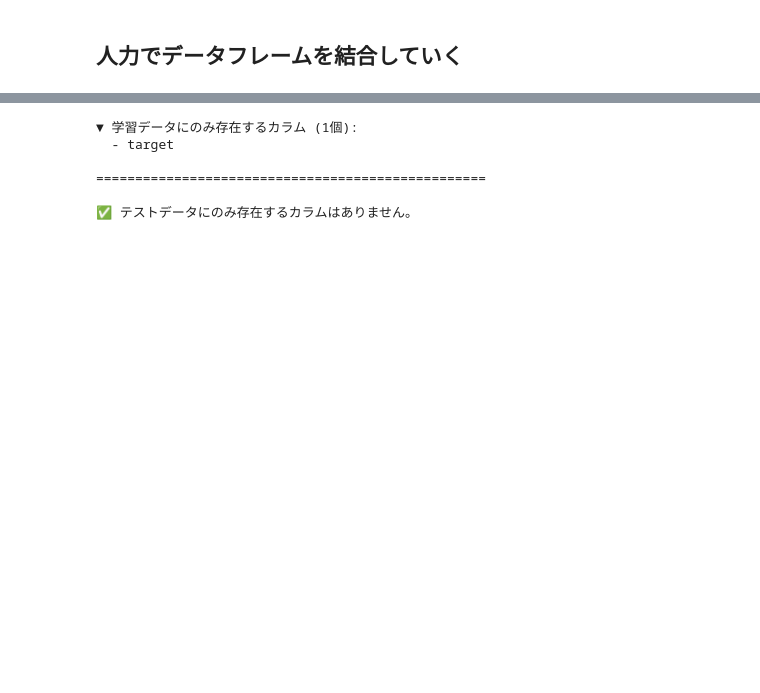
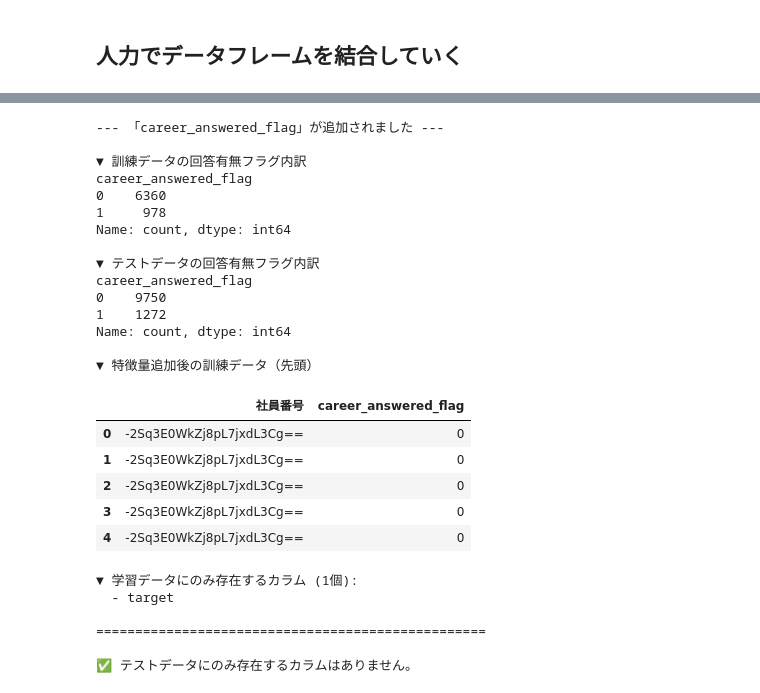
Before and after one commit to emon0415/atmaCup_20_250804, a Jupyter notebook: 250801ml.ipynb, the cells around one changed output, grey strips where cells are left out. Drawn from its saved outputs; the diff is of its cells as text; code cells hidden in the pictures; blank space fills up the shorter version.

```diff
--- a/250801ml.ipynb
+++ b/250801ml.ipynb
@@ -1259,3 +1277,54 @@ merge advanced position features... 0.070[s]
+# %%
+# 「キャリア感アンケート回答有無」特徴量の作成とデータフレームの結合
+
+# --- 1. アンケートに回答した社員のリストを作成 ---
+answered_workers = df_career['社員番号'].unique()
+
+# --- 2. 訓練データに「回答有無」の特徴量を追加 ---
+# df_train_featの'社員番号'が回答者リストに含まれていれば1, そうでなければ0
+df_train_feat['career_answered_flag'] = df_train_feat['社員番号'].isin(answered_workers).astype(int)
+
+
+# --- 3. テストデータに「回答有無」の特徴量を追加 ---
+df_test_feat['career_answered_flag'] = df_test_feat['社員番号'].isin(answered_workers).astype(int)
+
+
+# --- 4. 結果の確認 ---
+print("--- 「career_answered_flag」が追加されました ---")
+
+# 訓練データのフラグの内訳を表示
+print("\n▼ 訓練データの回答有無フラグ内訳")
+print(df_train_feat['career_answered_flag'].value_counts())
+
+# テストデータのフラグの内訳を表示
+print("\n▼ テストデータの回答有無フラグ内訳")
+print(df_test_feat['career_answered_flag'].value_counts())
+
+# データフレームの先頭を表示して列が追加されたことを確認
+print("\n▼ 特徴量追加後の訓練データ（先頭）")
+display(df_train_feat[['社員番号', 'career_answered_flag']].head())
+# %% [output]
+--- 「career_answered_flag」が追加されました ---
+
+▼ 訓練データの回答有無フラグ内訳
+career_answered_flag
+0    6360
+1     978
+Name: count, dtype: int64
+
+▼ テストデータの回答有無フラグ内訳
+career_answered_flag
+0    9750
+1    1272
+Name: count, dtype: int64
+
+▼ 特徴量追加後の訓練データ（先頭）
+|  | 社員番号 | career_answered_flag |
+| 0 | -2Sq3E0WkZj8pL7jxdL3Cg== | 0 |
+| 1 | -2Sq3E0WkZj8pL7jxdL3Cg== | 0 |
+| 2 | -2Sq3E0WkZj8pL7jxdL3Cg== | 0 |
+| 3 | -2Sq3E0WkZj8pL7jxdL3Cg== | 0 |
+| 4 | -2Sq3E0WkZj8pL7jxdL3Cg== | 0 |
 # %%
 # --- どのカラムが一致していないかを確認 ---
 
```
Also changed, not shown: parts of 14 cells of this notebook.
